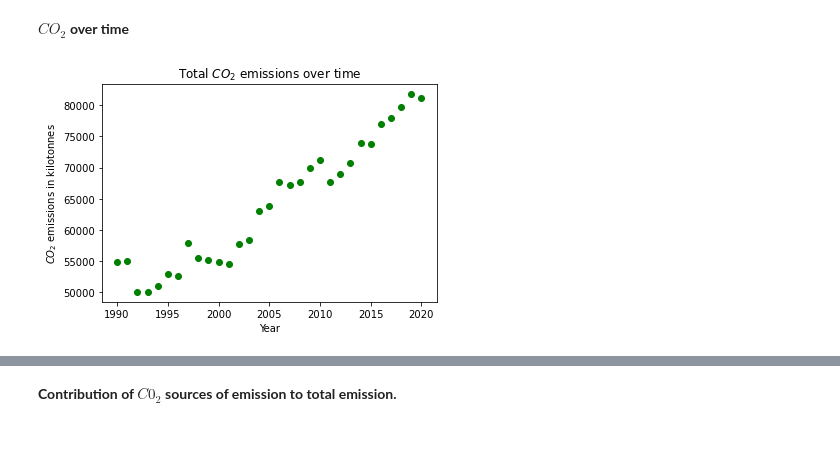
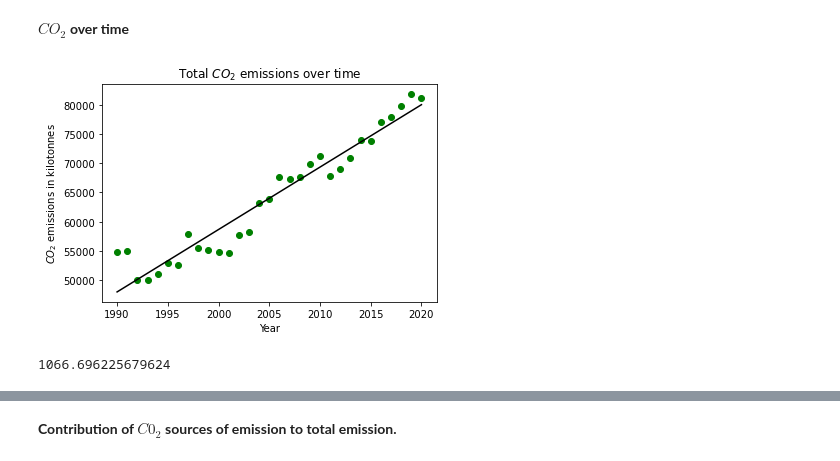
Before and after one commit to VuyiswaK/2401PTDS_Regression_Project, a Jupyter notebook: Project notebook.ipynb, the cells around one changed output, grey strips where cells are left out. Drawn from its saved outputs; the diff is of its cells as text; code cells hidden in the pictures.

```diff
--- a/Project notebook.ipynb
+++ b/Project notebook.ipynb
@@ -143,6 +155,7 @@ df_copy.describe()
 # %% [markdown]
 The `check_null_values` function iterates over each column in a DataFrame to identify and print the count of null values, providing column-specific null counts.
 # %%
+missing_columns = []
 def check_null_values(df_copy):
     """
     Print the count of null values for each column in a DataFrame.
@@ -158,6 +171,7 @@ def check_null_values(df_copy):
     """
     for column in df_copy:
         if df_copy[column].isnull().any():
+            missing_columns.append(column)
             print('{0} has {1} null values'.format(column, df_copy[column].isnull().sum()))
 check_null_values(df_copy)
 # %% [output]
@@ -174,6 +188,13 @@ Fires in humid tropical forests has 155 null values
 On-farm energy use has 956 null values
 # %% [markdown]
 About 11 columns have missing values. Crop residues has the most missing values about **20% of data is missing**.  Threshold for when to 1) remove rows, 2) remove colums and 3) impute nulls
+# %%
+from sklearn.impute import SimpleImputer
+imputer = SimpleImputer(missing_values=np.nan, strategy='mean')
+for k in missing_columns:
+    imputer.fit(np.array(df_copy[k]).reshape(-1,1))
+    df_imputed = imputer.transform(np.array(df_copy[k]).reshape(-1,1))
+    df_copy[k] = df_imputed
 # %% [markdown]
 **Duplicates**
 # %%
@@ -212,0 +236,6 @@ We will deal with feature selection in the regression analysis step. For now we
+# %%
+# Function to check the first five letters and output another column
+
+continent_df['Area'] = continent_df['Country/Territory']
+df_copy = pd.merge(df_copy, continent_df[['Area','Continent']], on='Area', how='left')
+df_copy.head()
@@ -212,0 +255,8 @@ We will deal with feature selection in the regression analysis step. For now we
+# %%
+df_copy.loc[df_copy.Area.isin(['Belgium-Luxembourg','Channel Islands','Czechia', 'Czechoslovakia','Holy See','Netherlands (Kingdom of the)','Netherlands Antilles (former)','Republic of Moldova','Serbia and Montenegro','United Kingdom of Great Britain and Northern Ireland','Yugoslav SFR']), 'Continent'] = 'Europe'
+df_copy.loc[df_copy.Area.isin(['Bolivia (Plurinational State of)','Falkland Islands (Malvinas)','Venezuela (Bolivarian Republic of)']), 'Continent'] = 'South America'
+df_copy.loc[df_copy.Area.isin(['Brunei Darussalam','China, Hong Kong SAR', 'China, Macao SAR', 'China, mainland',
+       'China, Taiwan Province of',"Democratic People's Republic of Korea",'Iran (Islamic Republic of)',"Lao People's Democratic Republic",'Republic of Korea','Russian Federation','Syrian Arab Republic','USSR', 'Viet Nam']), 'Continent'] = 'Asia'
+df_copy.loc[df_copy.Area.isin(['Cabo Verde','Congo','Democratic Republic of the Congo', 'Ethiopia PDR','Saint Helena, Ascension and Tristan da Cunha','Sudan (former)','United Republic of Tanzania']), 'Continent' ] = 'Africa'
+df_copy.loc[df_copy.Area.isin(['Micronesia (Federated States of)','Pacific Islands Trust Territory','Wallis and Futuna Islands']), 'Continent'] = 'Oceania'
+df_copy.loc[df_copy.Area.isin(['United States of America']) , 'Continent'] = 'North America'
@@ -220,11 +276,33 @@ To give a better understanding of the variables and the relationships between th
 # %% [markdown]
 **$CO_2$ over time**
 # %%
-grouped = df_copy.groupby(['Year']).mean().reset_index()
+grouped = df_copy.groupby(['Year']).mean().reset_index() # group data by year
+
+
+# Plot scatter of CO2 emission by year
 plt.scatter(grouped.Year, grouped.total_emission, color = 'g')
 plt.title('Total '+ r'$CO_2$' + ' emissions over time')
 plt.xlabel('Year')
 plt.ylabel( r'$CO_2$'+ ' emissions in kilotonnes')
+
+coefficients = np.polyfit(grouped.Year, grouped.total_emission,1)
+slope, intercept = coefficients
+
+# Generate the line of best fit
+line_of_best_fit = slope * grouped.Year + intercept
+
+# Plot the data points
+plt.plot(grouped.Year, line_of_best_fit, color='black', label='Data points')
+
 plt.show()
 # %% [output]
-[figure, old version]
+[figure, new version]
+# %%
+""" Rate of increase in CO2 emissions """
+# Fit a straight line to the data
+coefficients = np.polyfit(grouped.Year, grouped.total_emission,1)
+slope, intercept = coefficients
+
+slope
+# %% [output]
+1066.696225679624
```
Also changed, not shown: parts of 37 cells of this notebook, 1 other file.
